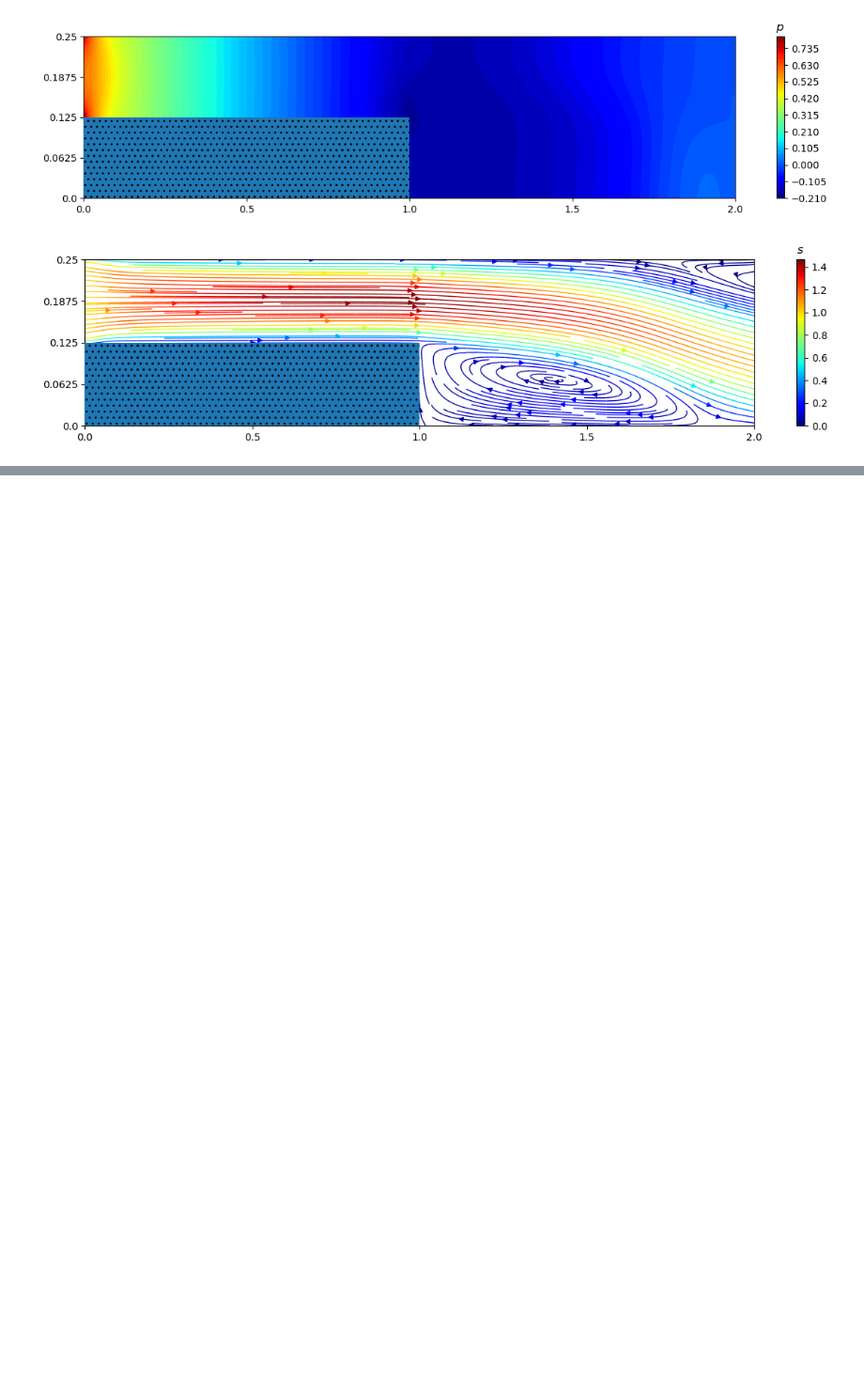
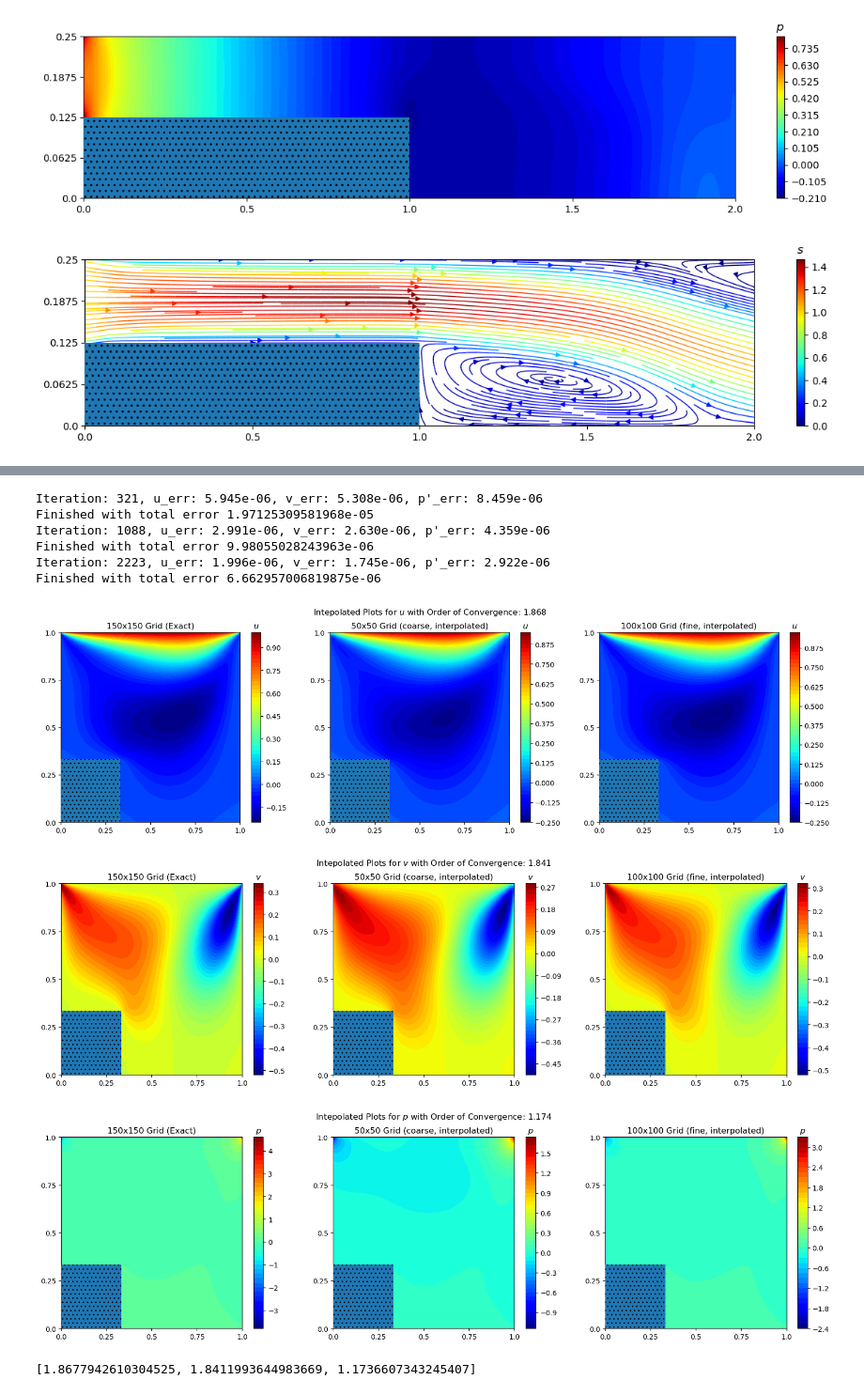
Before and after one commit to cl0udsw1tch/NavierStokesSolver, a Jupyter notebook: test.ipynb, the cells around one changed output, grey strips where cells are left out. Shown at 94% size. Cells and saved outputs as stored; diff of their text form; code cells hidden in the pictures; blank space fills up the shorter version.

```diff
--- a/test.ipynb
+++ b/test.ipynb
@@ -1467,0 +1591,27 @@ n5.plot(None, levels=0, streamlines=2, figsize=(15, 3))
+# %%
+n6 = NavierStokesSolver(
+    u=None, n_cols=150, n_rows=150,
+    L_x=1,
+    L_y=1,
+    Re=100,
+    alpha_m=0.7,
+    alpha_p=0.3,
+    scheme='upwind',
+    obstacle_coords=[((0,0), (1/3, 1/3))],
+    u_B = (0,0,1,0),
+    v_B=(0,0,0,0),
+    phi_B = (10, 100, 100, None))
+
+order = n6.order_conv(objective='uvp', exact_res=150, fine_res=100, coarse_res=50)
+print(order)
+# %% [output]
+Iteration: 321, u_err: 5.945e-06, v_err: 5.308e-06, p'_err: 8.459e-06
+Finished with total error 1.97125309581968e-05
+Iteration: 1088, u_err: 2.991e-06, v_err: 2.630e-06, p'_err: 4.359e-06
+Finished with total error 9.98055028243963e-06
+Iteration: 2223, u_err: 1.996e-06, v_err: 1.745e-06, p'_err: 2.922e-06
+Finished with total error 6.662957006819875e-06
+[figure, added]
+[figure, added]
+[figure, added]
+[1.8677942610304525, 1.8411993644983669, 1.1736607343245407]
```
Also changed, not shown: parts of 12 cells of this notebook, 10 other files.
